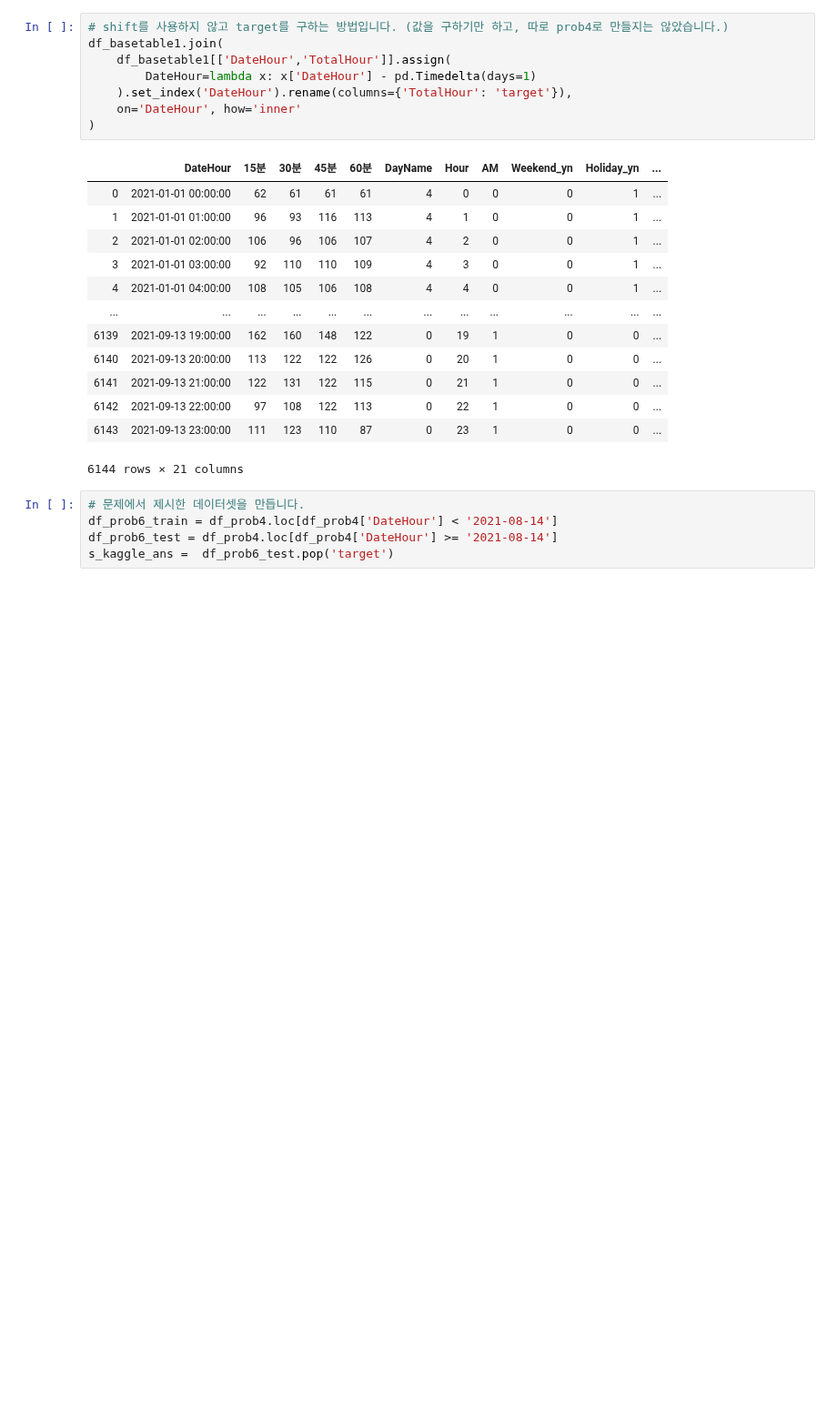
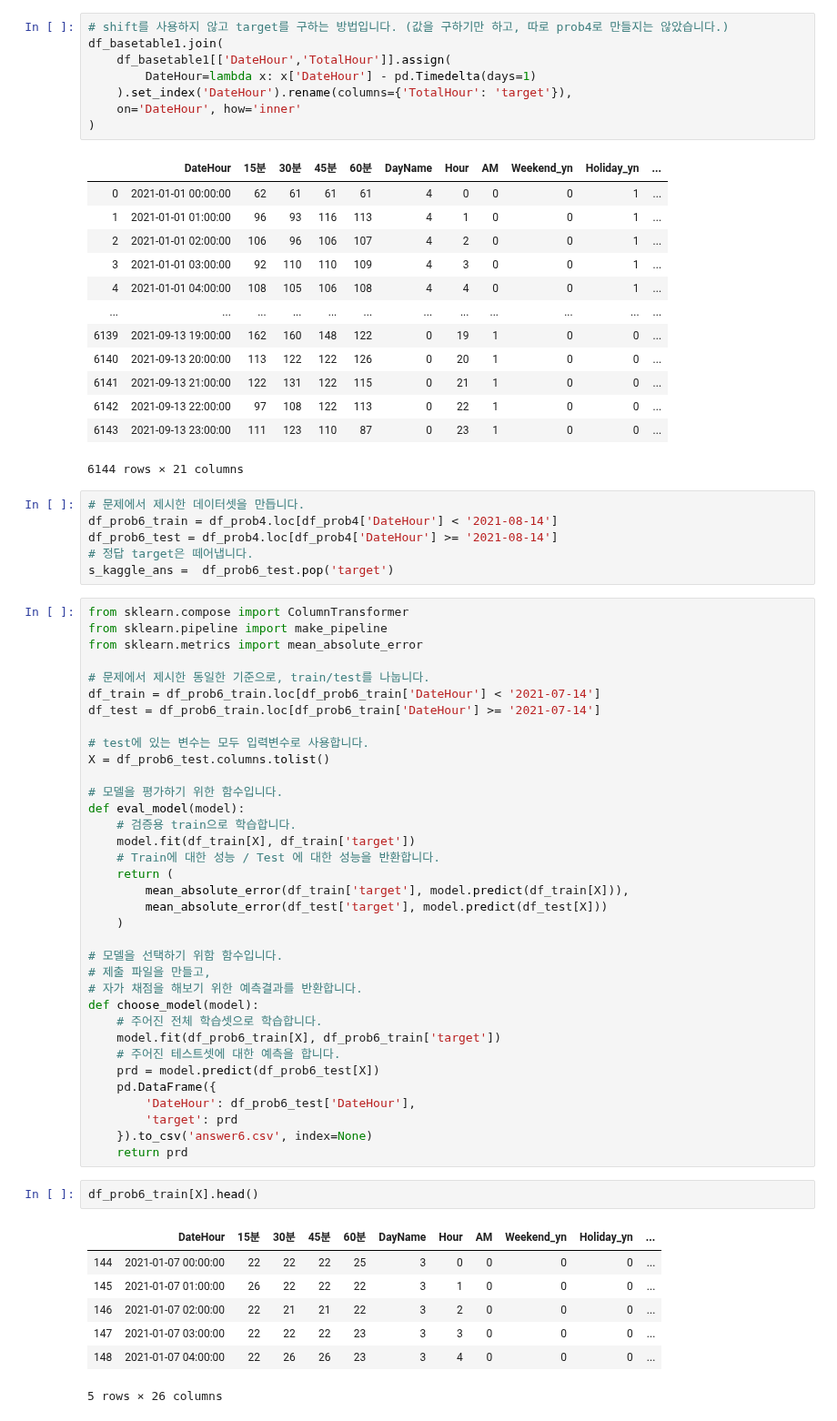
Before and after one commit to sunkusun9/DS_lv3_2311_2, a Jupyter notebook: sec_ds_lv3_prob3_kaggle.ipynb, the cells around one changed output. Shown at 91% size. Saved outputs shown, nothing was run; the diff lists cells and outputs as text; blank space fills up the shorter version.

```diff
--- a/sec_ds_lv3_prob3_kaggle.ipynb
+++ b/sec_ds_lv3_prob3_kaggle.ipynb
@@ -150,4 +154,50 @@ df_basetable1.join(
 # 문제에서 제시한 데이터셋을 만듭니다.
 df_prob6_train = df_prob4.loc[df_prob4['DateHour'] < '2021-08-14']
 df_prob6_test = df_prob4.loc[df_prob4['DateHour'] >= '2021-08-14']
+# 정답 target은 떼어냅니다.
 s_kaggle_ans =  df_prob6_test.pop('target')
+# %%
+from sklearn.compose import ColumnTransformer
+from sklearn.pipeline import make_pipeline
+from sklearn.metrics import mean_absolute_error
+
+# 문제에서 제시한 동일한 기준으로, train/test를 나눕니다.
+df_train = df_prob6_train.loc[df_prob6_train['DateHour'] < '2021-07-14']
+df_test = df_prob6_train.loc[df_prob6_train['DateHour'] >= '2021-07-14']
+
+# test에 있는 변수는 모두 입력변수로 사용합니다.
+X = df_prob6_test.columns.tolist()
+
+# 모델을 평가하기 위한 함수입니다.
+def eval_model(model):
+    # 검증용 train으로 학습합니다.
+    model.fit(df_train[X], df_train['target'])
+    # Train에 대한 성능 / Test 에 대한 성능을 반환합니다.
+    return (
+        mean_absolute_error(df_train['target'], model.predict(df_train[X])),
+        mean_absolute_error(df_test['target'], model.predict(df_test[X]))
+    )
+
+# 모델을 선택하기 위함 함수입니다.
+# 제출 파일을 만들고,
+# 자가 채점을 해보기 위한 예측결과를 반환합니다.
+def choose_model(model):
+    # 주어진 전체 학습셋으로 학습합니다.
+    model.fit(df_prob6_train[X], df_prob6_train['target'])
+    # 주어진 테스트셋에 대한 예측을 합니다.
+    prd = model.predict(df_prob6_test[X])
+    pd.DataFrame({
+        'DateHour': df_prob6_test['DateHour'],
+        'target': prd
+    }).to_csv('answer6.csv', index=None)
+    return prd
+# %%
+df_prob6_train[X].head()
+# %% [output]
+|  | DateHour | 15분 | 30분 | 45분 | 60분 | DayName | Hour | AM | Weekend_yn | Holiday_yn | ... |
+| 144 | 2021-01-07 00:00:00 | 22 | 22 | 22 | 25 | 3 | 0 | 0 | 0 | 0 | ... |
+| 145 | 2021-01-07 01:00:00 | 26 | 22 | 22 | 22 | 3 | 1 | 0 | 0 | 0 | ... |
+| 146 | 2021-01-07 02:00:00 | 22 | 21 | 21 | 22 | 3 | 2 | 0 | 0 | 0 | ... |
+| 147 | 2021-01-07 03:00:00 | 22 | 22 | 22 | 23 | 3 | 3 | 0 | 0 | 0 | ... |
+| 148 | 2021-01-07 04:00:00 | 22 | 26 | 26 | 23 | 3 | 4 | 0 | 0 | 0 | ... |
+5 rows × 26 columns
```
Also changed, not shown: parts of 13 cells of this notebook.
